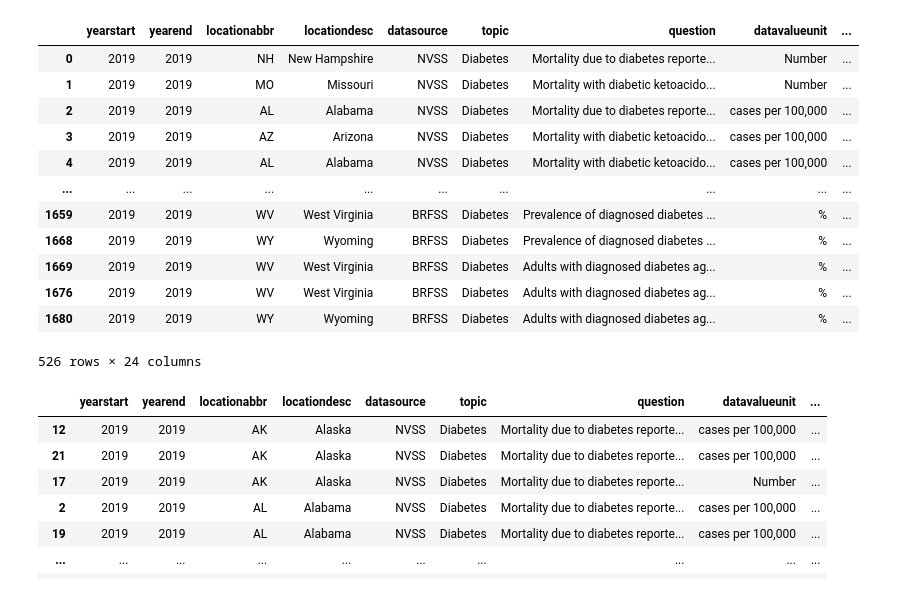
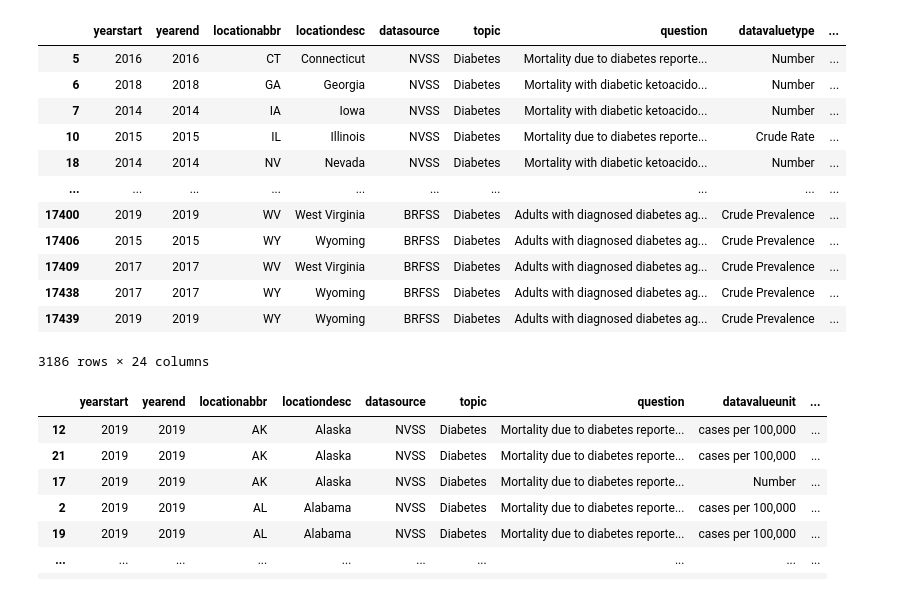
Before and after one commit to MarDuo2022/Diabetes_visualisations, a Jupyter notebook: code/US_CDI.ipynb, the cells around one changed output. Saved outputs shown, nothing was run; the diff lists cells and outputs as text; code cells hidden in the pictures.

```diff
--- a/code/US_CDI.ipynb
+++ b/code/US_CDI.ipynb
@@ -17,7 +17,7 @@ from config import App_token
 client = Socrata("chronicdata.cdc.gov", App_token)
 
 # results filtered by state: Texas and topic: Diabetes
-results = client.get("g4ie-h725",topic="Diabetes", yearstart="2019", stratificationid1="OVR",limit=100000)
+results = client.get("g4ie-h725",topic="Diabetes", stratificationid1="OVR",limit=100000)
 
 # Convert to pandas DataFrame
 results_df = pd.DataFrame.from_records(results)
@@ -72 +85,6 @@ Diabetes prevalence among women aged 18-44 years
 Name: question, dtype: int64
+# %%
+_2014_2019_df = results_df.loc[(results_df["yearstart"]=="2014")|(results_df["yearstart"]=="2015")|\
+                               (results_df["yearstart"]=="2016")|(results_df["yearstart"]=="2017")|\
+                               (results_df["yearstart"]=="2018")|(results_df["yearstart"]=="2019"),:]
+_2014_2019_df
@@ -73,23 +105,23 @@ Name: question, dtype: int64
 # %%
-dia_df = results_df.loc[(results_df["question"]=="Mortality due to diabetes reported as any listed cause of death")\
-                        |(results_df["question"]=="Mortality with diabetic ketoacidosis reported as any listed cause of death")\
-                        |(results_df["question"]=="Prevalence of diagnosed diabetes among adults aged >= 18 years")\
-                        |(results_df["question"]=="Adults with diagnosed diabetes aged >= 18 years who have taken a diabetes self-management course"),:]
+dia_df =_2014_2019_df.loc[(_2014_2019_df["question"]=="Mortality due to diabetes reported as any listed cause of death")\
+                        |(_2014_2019_df["question"]=="Mortality with diabetic ketoacidosis reported as any listed cause of death")\
+                        |(_2014_2019_df["question"]=="Prevalence of diagnosed diabetes among adults aged >= 18 years")\
+                        |(_2014_2019_df["question"]=="Adults with diagnosed diabetes aged >= 18 years who have taken a diabetes self-management course"),:]
 dia_df
 # %% [output]
-|  | yearstart | yearend | locationabbr | locationdesc | datasource | topic | question | datavalueunit | ... |
-| 0 | 2019 | 2019 | NH | New Hampshire | NVSS | Diabetes | Mortality due to diabetes reporte... | Number | ... |
-| 1 | 2019 | 2019 | MO | Missouri | NVSS | Diabetes | Mortality with diabetic ketoacido... | Number | ... |
-| 2 | 2019 | 2019 | AL | Alabama | NVSS | Diabetes | Mortality due to diabetes reporte... | cases per 100,000 | ... |
-| 3 | 2019 | 2019 | AZ | Arizona | NVSS | Diabetes | Mortality with diabetic ketoacido... | cases per 100,000 | ... |
-| 4 | 2019 | 2019 | AL | Alabama | NVSS | Diabetes | Mortality with diabetic ketoacido... | cases per 100,000 | ... |
+|  | yearstart | yearend | locationabbr | locationdesc | datasource | topic | question | datavaluetype | ... |
+| 5 | 2016 | 2016 | CT | Connecticut | NVSS | Diabetes | Mortality due to diabetes reporte... | Number | ... |
+| 6 | 2018 | 2018 | GA | Georgia | NVSS | Diabetes | Mortality with diabetic ketoacido... | Number | ... |
+| 7 | 2014 | 2014 | IA | Iowa | NVSS | Diabetes | Mortality with diabetic ketoacido... | Number | ... |
+| 10 | 2015 | 2015 | IL | Illinois | NVSS | Diabetes | Mortality due to diabetes reporte... | Crude Rate | ... |
+| 18 | 2014 | 2014 | NV | Nevada | NVSS | Diabetes | Mortality with diabetic ketoacido... | Number | ... |
 | ... | ... | ... | ... | ... | ... | ... | ... | ... | ... |
-| 1659 | 2019 | 2019 | WV | West Virginia | BRFSS | Diabetes | Prevalence of diagnosed diabetes ... | % | ... |
-| 1668 | 2019 | 2019 | WY | Wyoming | BRFSS | Diabetes | Prevalence of diagnosed diabetes ... | % | ... |
-| 1669 | 2019 | 2019 | WV | West Virginia | BRFSS | Diabetes | Adults with diagnosed diabetes ag... | % | ... |
-| 1676 | 2019 | 2019 | WV | West Virginia | BRFSS | Diabetes | Adults with diagnosed diabetes ag... | % | ... |
-| 1680 | 2019 | 2019 | WY | Wyoming | BRFSS | Diabetes | Adults with diagnosed diabetes ag... | % | ... |
+| 17400 | 2019 | 2019 | WV | West Virginia | BRFSS | Diabetes | Adults with diagnosed diabetes ag... | Crude Prevalence | ... |
+| 17406 | 2015 | 2015 | WY | Wyoming | BRFSS | Diabetes | Adults with diagnosed diabetes ag... | Crude Prevalence | ... |
+| 17409 | 2017 | 2017 | WV | West Virginia | BRFSS | Diabetes | Adults with diagnosed diabetes ag... | Crude Prevalence | ... |
+| 17438 | 2017 | 2017 | WY | Wyoming | BRFSS | Diabetes | Adults with diagnosed diabetes ag... | Crude Prevalence | ... |
+| 17439 | 2019 | 2019 | WY | Wyoming | BRFSS | Diabetes | Adults with diagnosed diabetes ag... | Crude Prevalence | ... |
-526 rows × 24 columns
+3186 rows × 24 columns
 # %%
 mortality_df = dia_df.loc[dia_df["question"]=="Mortality due to diabetes reported as any listed cause of death",:]
 mortality_sort = mortality_df.sort_values(["locationabbr","datavaluetype"])
```
Also changed, not shown: parts of 9 cells of this notebook.
